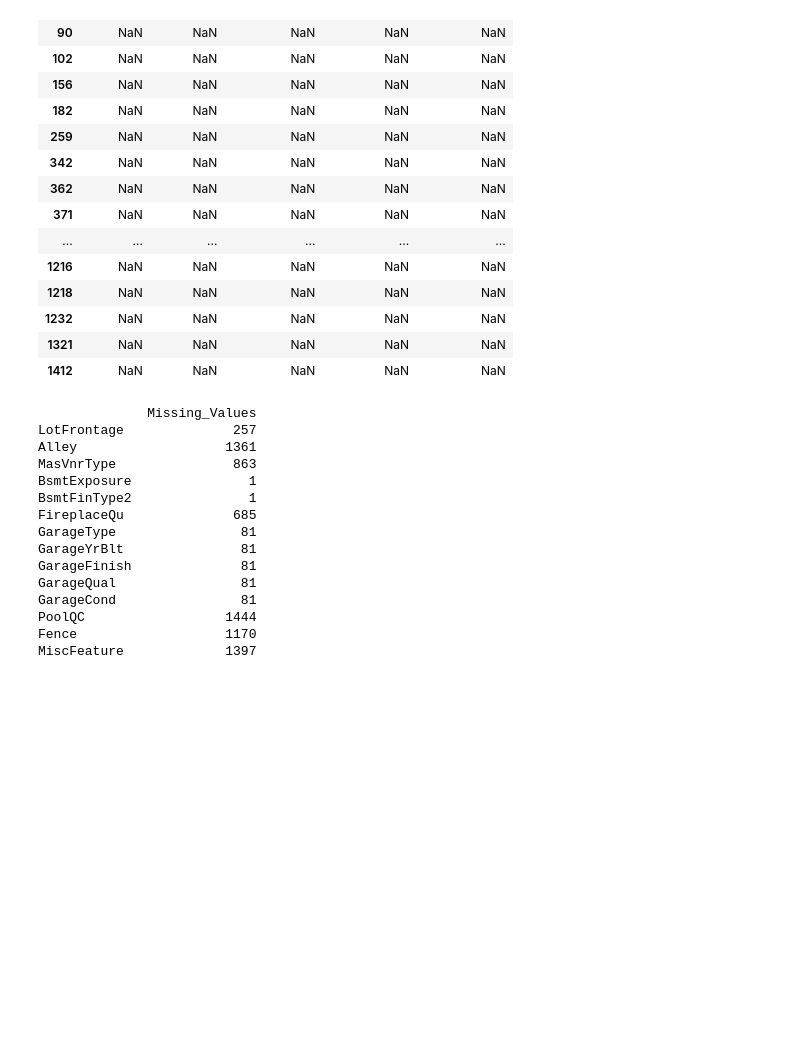
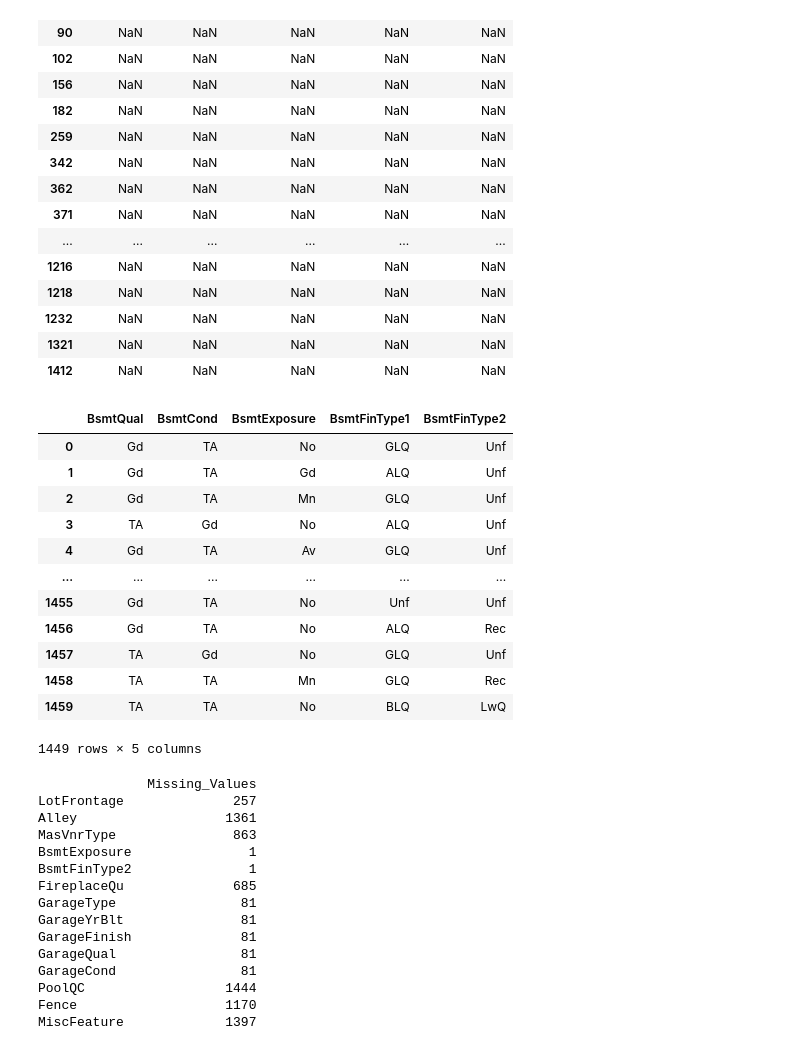
Before and after one commit to petermok-1213/house-price-regression, a Jupyter notebook: ipynb/random_forest_regression.ipynb, the cells around one changed output. Cells and saved outputs as stored; diff of their text form; code cells hidden in the pictures; blank space fills up the shorter version.

```diff
--- a/ipynb/random_forest_regression.ipynb
+++ b/ipynb/random_forest_regression.ipynb
@@ -114,6 +114,25 @@ cleaned_set.loc[mask, cols]
 | 1232 | NaN | NaN | NaN | NaN | NaN |
 | 1321 | NaN | NaN | NaN | NaN | NaN |
 | 1412 | NaN | NaN | NaN | NaN | NaN |
+# %%
+# Inspecting rows with non-NA BsmtQual
+mask = cleaned_set['BsmtQual'].notna()
+cols = ('BsmtQual', 'BsmtCond', 'BsmtExposure', 'BsmtFinType1', 'BsmtFinType2')
+cleaned_set.loc[mask, cols]
+# %% [output]
+|  | BsmtQual | BsmtCond | BsmtExposure | BsmtFinType1 | BsmtFinType2 |
+| 0 | Gd | TA | No | GLQ | Unf |
+| 1 | Gd | TA | Gd | ALQ | Unf |
+| 2 | Gd | TA | Mn | GLQ | Unf |
+| 3 | TA | Gd | No | ALQ | Unf |
+| 4 | Gd | TA | Av | GLQ | Unf |
+| ... | ... | ... | ... | ... | ... |
+| 1455 | Gd | TA | No | Unf | Unf |
+| 1456 | Gd | TA | No | ALQ | Rec |
+| 1457 | TA | Gd | No | GLQ | Unf |
+| 1458 | TA | TA | Mn | GLQ | Rec |
+| 1459 | TA | TA | No | BLQ | LwQ |
+1449 rows × 5 columns
 # %%
 # Creating a indicator column
 cleaned_set = cleaned_set.assign(BsmtIncluded=training_set['BsmtQual'].notna())
```
Also changed, not shown: parts of 22 cells of this notebook.
